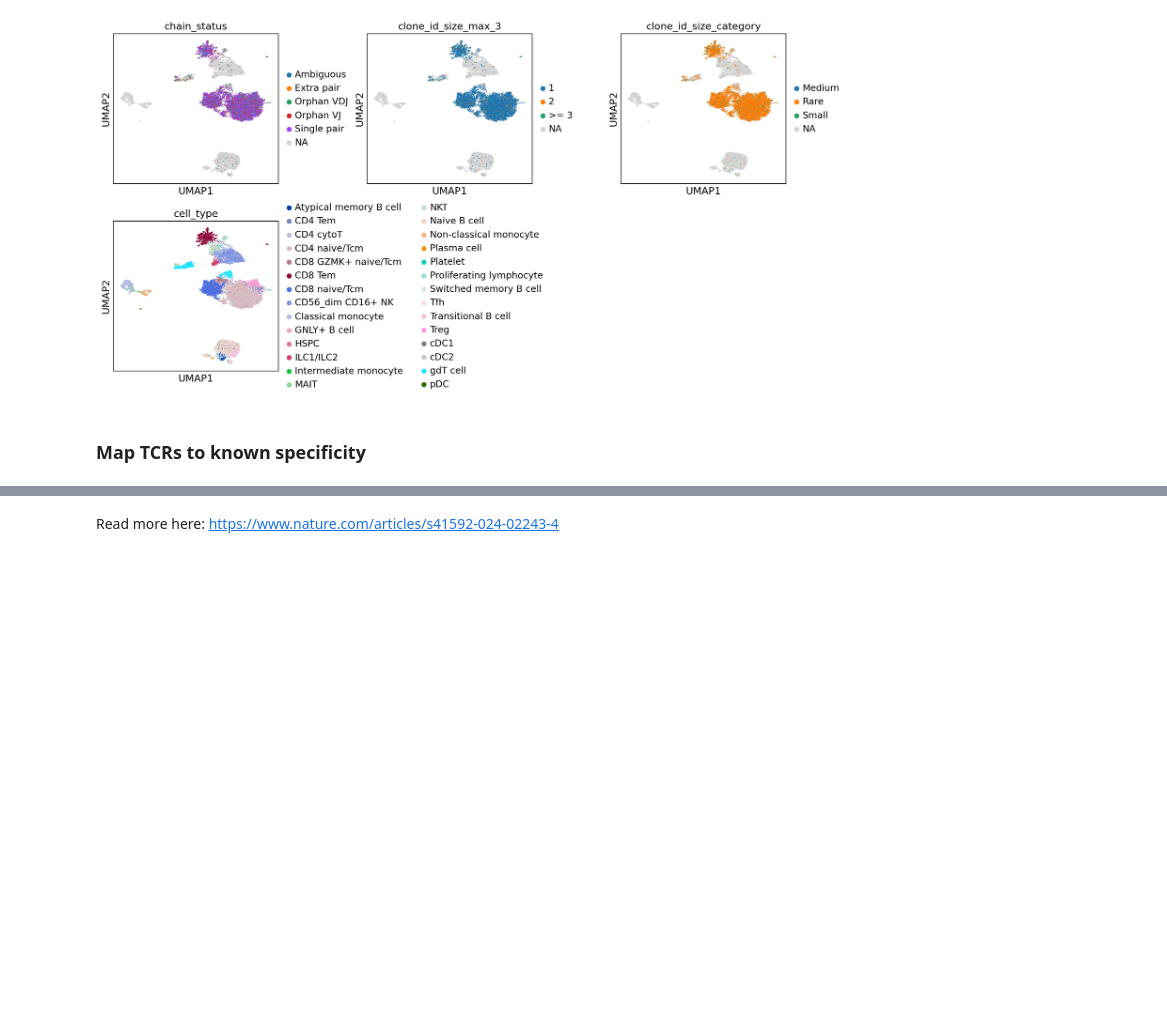
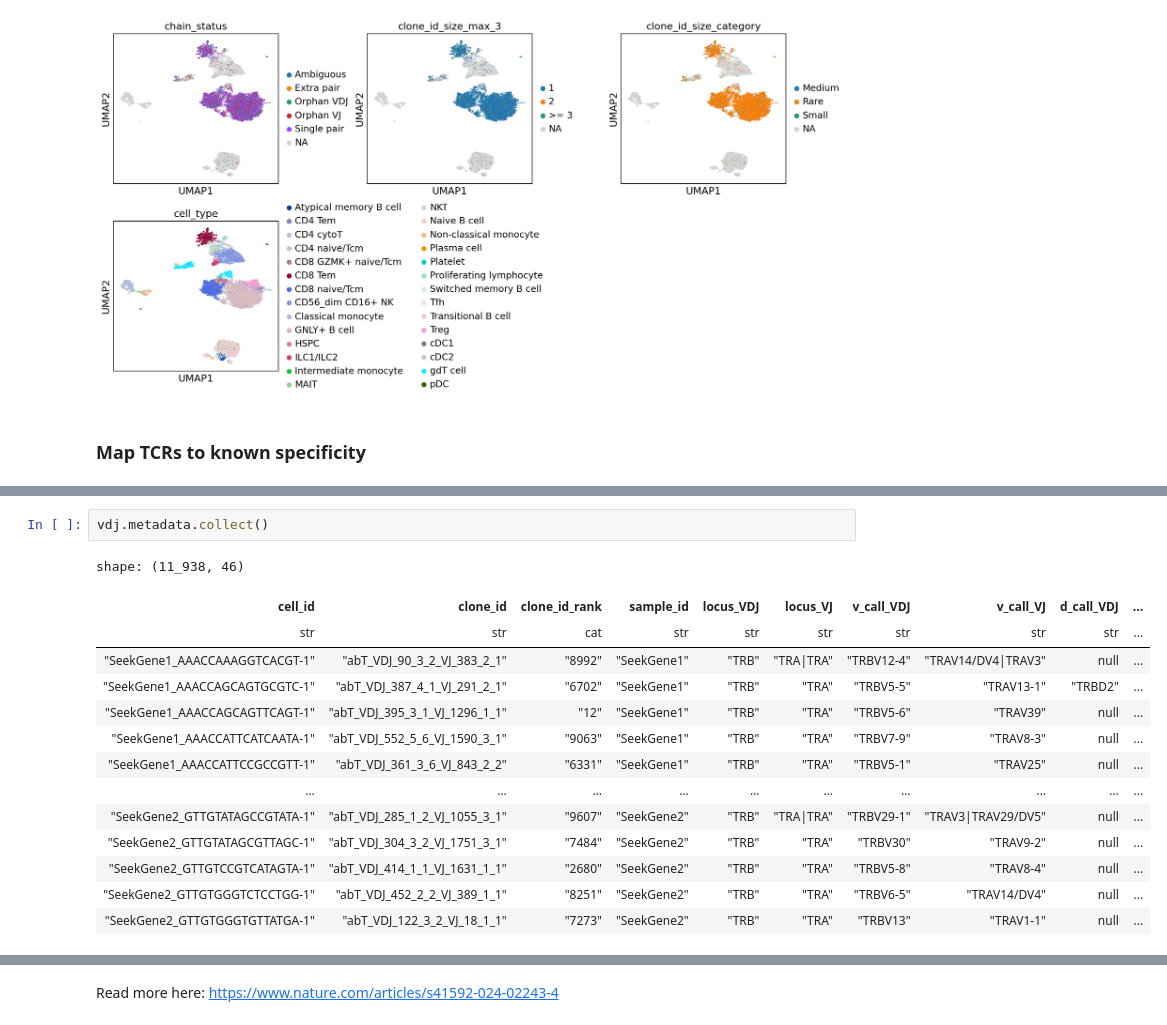
Before and after one commit to tuonglab/FIMSA-training-workshop-1, a Jupyter notebook: notebooks/tutorial-2.ipynb, the cells around one changed output, grey strips where cells are left out. Cells and saved outputs as stored; diff of their text form; blank space fills up the shorter version.

```diff
--- a/notebooks/tutorial-2.ipynb
+++ b/notebooks/tutorial-2.ipynb
@@ -654,0 +656,17 @@ Cells with matched epitope (vdjdb): 368 / 24825
+# %%
+vdj.metadata.collect()
+# %% [output]
+shape: (11_938, 46)
+| cell_id | clone_id | clone_id_rank | sample_id | locus_VDJ | locus_VJ | v_call_VDJ | v_call_VJ | d_call_VDJ | ... |
+| str | str | cat | str | str | str | str | str | str | ... |
+| "SeekGene1_AAACCAAAGGTCACGT-1" | "abT_VDJ_90_3_2_VJ_383_2_1" | "8992" | "SeekGene1" | "TRB" | "TRA|TRA" | "TRBV12-4" | "TRAV14/DV4|TRAV3" | null | ... |
+| "SeekGene1_AAACCAGCAGTGCGTC-1" | "abT_VDJ_387_4_1_VJ_291_2_1" | "6702" | "SeekGene1" | "TRB" | "TRA" | "TRBV5-5" | "TRAV13-1" | "TRBD2" | ... |
+| "SeekGene1_AAACCAGCAGTTCAGT-1" | "abT_VDJ_395_3_1_VJ_1296_1_1" | "12" | "SeekGene1" | "TRB" | "TRA" | "TRBV5-6" | "TRAV39" | null | ... |
+| "SeekGene1_AAACCATTCATCAATA-1" | "abT_VDJ_552_5_6_VJ_1590_3_1" | "9063" | "SeekGene1" | "TRB" | "TRA" | "TRBV7-9" | "TRAV8-3" | null | ... |
+| "SeekGene1_AAACCATTCCGCCGTT-1" | "abT_VDJ_361_3_6_VJ_843_2_2" | "6331" | "SeekGene1" | "TRB" | "TRA" | "TRBV5-1" | "TRAV25" | null | ... |
+| … | … | … | … | … | … | … | … | … | ... |
+| "SeekGene2_GTTGTATAGCCGTATA-1" | "abT_VDJ_285_1_2_VJ_1055_3_1" | "9607" | "SeekGene2" | "TRB" | "TRA|TRA" | "TRBV29-1" | "TRAV3|TRAV29/DV5" | null | ... |
+| "SeekGene2_GTTGTATAGCGTTAGC-1" | "abT_VDJ_304_3_2_VJ_1751_3_1" | "7484" | "SeekGene2" | "TRB" | "TRA" | "TRBV30" | "TRAV9-2" | null | ... |
+| "SeekGene2_GTTGTCCGTCATAGTA-1" | "abT_VDJ_414_1_1_VJ_1631_1_1" | "2680" | "SeekGene2" | "TRB" | "TRA" | "TRBV5-8" | "TRAV8-4" | null | ... |
+| "SeekGene2_GTTGTGGGTCTCCTGG-1" | "abT_VDJ_452_2_2_VJ_389_1_1" | "8251" | "SeekGene2" | "TRB" | "TRA" | "TRBV6-5" | "TRAV14/DV4" | null | ... |
+| "SeekGene2_GTTGTGGGTGTTATGA-1" | "abT_VDJ_122_3_2_VJ_18_1_1" | "7273" | "SeekGene2" | "TRB" | "TRA" | "TRBV13" | "TRAV1-1" | null | ... |
```
Also changed, not shown: parts of 21 cells of this notebook.
